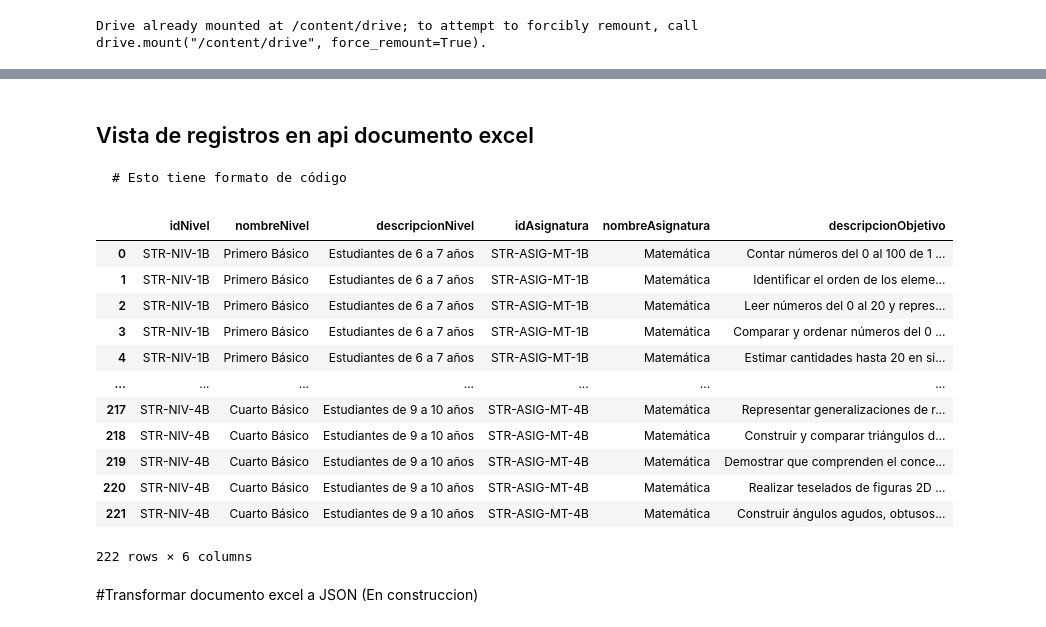
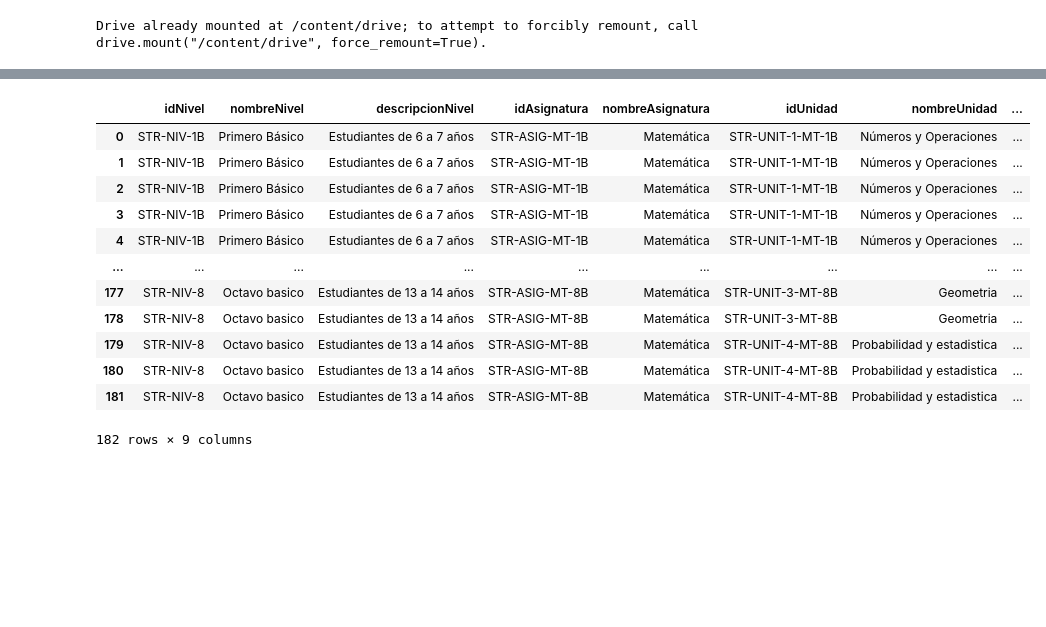
Before and after one commit to Bigote93/APIMINEDUC, a Jupyter notebook: APiGOB.ipynb, the cells around one changed output, grey strips where cells are left out. Saved outputs shown, nothing was run; the diff lists cells and outputs as text; code cells hidden in the pictures; blank space fills up the shorter version.

````diff
--- a/APiGOB.ipynb
+++ b/APiGOB.ipynb
@@ -344,30 +145,0 @@ primerciclo.to_excel('/content/drive/MyDrive/Taller de Desarrollo Soluciones 2/A
-# %% [markdown]
-## Vista de registros en api documento excel
-
-```
-# Esto tiene formato de código
-```
-# %%
-import pandas as pd
-
-#Lectura del documento importado de la api
-api_documentos = pd.read_excel('/content/drive/MyDrive/Taller de Desarrollo Soluciones 2/APIMINISTERIO_primerciclo.xlsx')
-
-#Lectura de pruemba
-api_documentos
-# %% [output]
-|  | idNivel | nombreNivel | descripcionNivel | idAsignatura | nombreAsignatura | descripcionObjetivo |
-| 0 | STR-NIV-1B | Primero Básico | Estudiantes de 6 a 7 años | STR-ASIG-MT-1B | Matemática | Contar números del 0 al 100 de 1 ... |
-| 1 | STR-NIV-1B | Primero Básico | Estudiantes de 6 a 7 años | STR-ASIG-MT-1B | Matemática | Identificar el orden de los eleme... |
-| 2 | STR-NIV-1B | Primero Básico | Estudiantes de 6 a 7 años | STR-ASIG-MT-1B | Matemática | Leer números del 0 al 20 y repres... |
-| 3 | STR-NIV-1B | Primero Básico | Estudiantes de 6 a 7 años | STR-ASIG-MT-1B | Matemática | Comparar y ordenar números del 0 ... |
-| 4 | STR-NIV-1B | Primero Básico | Estudiantes de 6 a 7 años | STR-ASIG-MT-1B | Matemática | Estimar cantidades hasta 20 en si... |
-| ... | ... | ... | ... | ... | ... | ... |
-| 217 | STR-NIV-4B | Cuarto Básico | Estudiantes de 9 a 10 años | STR-ASIG-MT-4B | Matemática | Representar generalizaciones de r... |
-| 218 | STR-NIV-4B | Cuarto Básico | Estudiantes de 9 a 10 años | STR-ASIG-MT-4B | Matemática | Construir y comparar triángulos d... |
-| 219 | STR-NIV-4B | Cuarto Básico | Estudiantes de 9 a 10 años | STR-ASIG-MT-4B | Matemática | Demostrar que comprenden el conce... |
-| 220 | STR-NIV-4B | Cuarto Básico | Estudiantes de 9 a 10 años | STR-ASIG-MT-4B | Matemática | Realizar teselados de figuras 2D ... |
-| 221 | STR-NIV-4B | Cuarto Básico | Estudiantes de 9 a 10 años | STR-ASIG-MT-4B | Matemática | Construir ángulos agudos, obtusos... |
-222 rows × 6 columns
-# %% [markdown]
-#Transformar documento excel a JSON (En construccion)
@@ -397,0 +146,40 @@ archivoTXT.close()
+# %%
+
+# Leer el archivo excel de los objetivos de enseñanza basica
+objetivos_basica = '/content/drive/MyDrive/Taller de Desarrollo Soluciones 2/APIS_APP/API_OBJ_BASICA.xlsx'
+
+# Lista de objetivos
+cursos = [
+    'Primero_basico','Segundo_basico','Tercero_basico','Cuarto_basico',
+    'Quinto_basico','Sexto_basico','Septimo_basico','Octavo_basico'
+    ]
+
+df_columnas = pd.DataFrame(
+    columns=['index','idNivel','nombreNivel','descripcionNivel','idAsignatura',
+             'nombreAsignatura','idUnidad','nombreUnidad','idObjetivo','descObjetivo'
+             ]
+    )
+
+# Recorremos las hojas y almacenamos todos los objetivos en un solo dataframe de objetivos basica
+for curso in cursos:
+  df_objetivos = pd.read_excel(objetivos_basica, sheet_name=curso)
+  # Unimos los dataframes en un solo dataframe
+  df_columnas = pd.concat([df_columnas,df_objetivos]).reset_index(drop=True)
+
+df_objetivos_basica = df_columnas.drop(columns=['index'])
+
+df_objetivos_basica
+# %% [output]
+|  | idNivel | nombreNivel | descripcionNivel | idAsignatura | nombreAsignatura | idUnidad | nombreUnidad | ... |
+| 0 | STR-NIV-1B | Primero Básico | Estudiantes de 6 a 7 años | STR-ASIG-MT-1B | Matemática | STR-UNIT-1-MT-1B | Números y Operaciones | ... |
+| 1 | STR-NIV-1B | Primero Básico | Estudiantes de 6 a 7 años | STR-ASIG-MT-1B | Matemática | STR-UNIT-1-MT-1B | Números y Operaciones | ... |
+| 2 | STR-NIV-1B | Primero Básico | Estudiantes de 6 a 7 años | STR-ASIG-MT-1B | Matemática | STR-UNIT-1-MT-1B | Números y Operaciones | ... |
+| 3 | STR-NIV-1B | Primero Básico | Estudiantes de 6 a 7 años | STR-ASIG-MT-1B | Matemática | STR-UNIT-1-MT-1B | Números y Operaciones | ... |
+| 4 | STR-NIV-1B | Primero Básico | Estudiantes de 6 a 7 años | STR-ASIG-MT-1B | Matemática | STR-UNIT-1-MT-1B | Números y Operaciones | ... |
+| ... | ... | ... | ... | ... | ... | ... | ... | ... |
+| 177 | STR-NIV-8 | Octavo basico | Estudiantes de 13 a 14 años | STR-ASIG-MT-8B | Matemática | STR-UNIT-3-MT-8B | Geometria | ... |
+| 178 | STR-NIV-8 | Octavo basico | Estudiantes de 13 a 14 años | STR-ASIG-MT-8B | Matemática | STR-UNIT-3-MT-8B | Geometria | ... |
+| 179 | STR-NIV-8 | Octavo basico | Estudiantes de 13 a 14 años | STR-ASIG-MT-8B | Matemática | STR-UNIT-4-MT-8B | Probabilidad y estadistica | ... |
+| 180 | STR-NIV-8 | Octavo basico | Estudiantes de 13 a 14 años | STR-ASIG-MT-8B | Matemática | STR-UNIT-4-MT-8B | Probabilidad y estadistica | ... |
+| 181 | STR-NIV-8 | Octavo basico | Estudiantes de 13 a 14 años | STR-ASIG-MT-8B | Matemática | STR-UNIT-4-MT-8B | Probabilidad y estadistica | ... |
+182 rows × 9 columns
````
Also changed, not shown: parts of 20 cells of this notebook.
